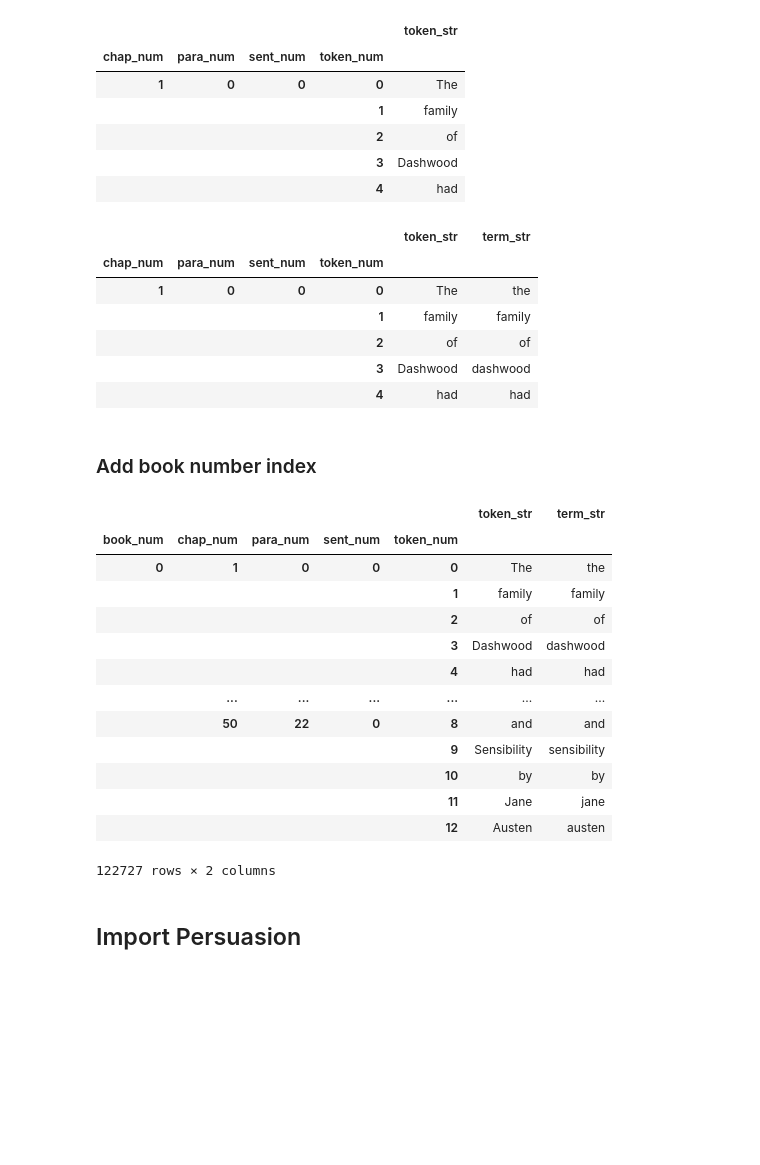
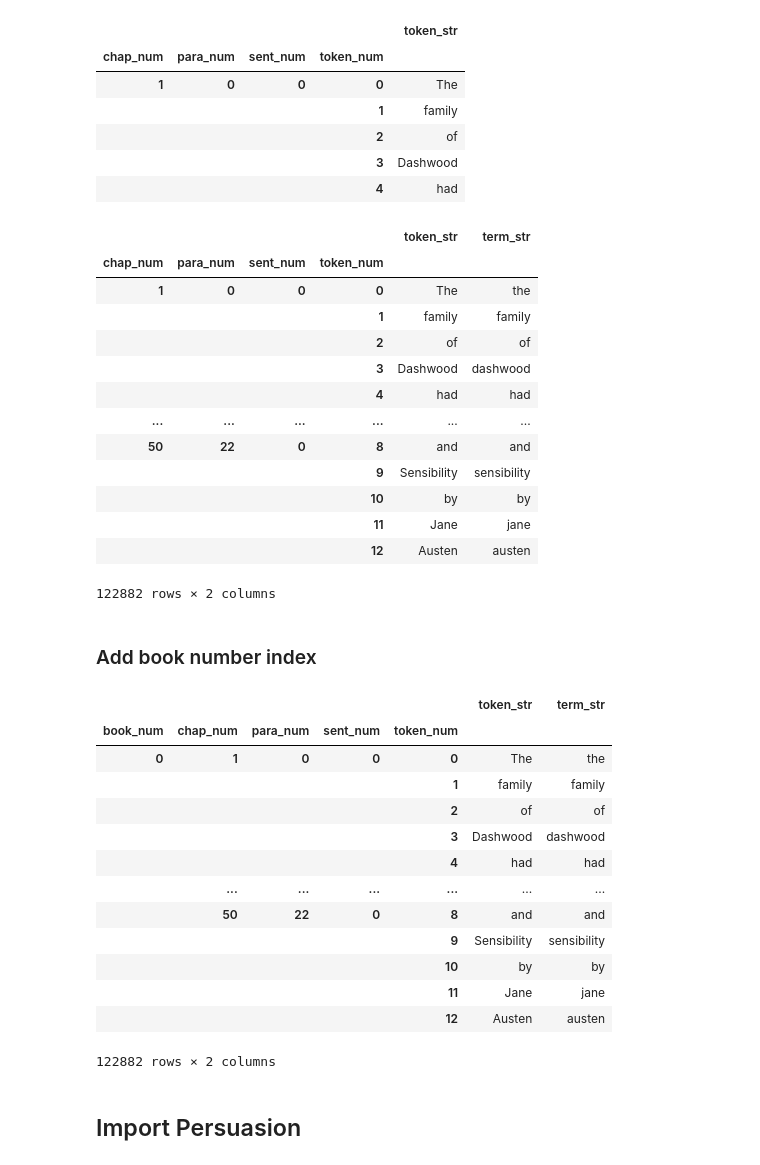
Before and after one commit to rlipps/DS5001-2024-01-R, a Jupyter notebook: lessons/M02_TextModels/M02_HW02.ipynb, the cells around one changed output. Saved outputs shown, nothing was run; the diff lists cells and outputs as text; code cells hidden in the pictures; blank space fills up the shorter version.

```diff
--- a/lessons/M02_TextModels/M02_HW02.ipynb
+++ b/lessons/M02_TextModels/M02_HW02.ipynb
@@ -126,7 +126,7 @@ chap_pat = r"^\s*(?:chapter|letter)\s+\d+"
 chap_lines = LINES.line_str.str.match(chap_pat, case=False)
 # %%
 # Change to title case for formatting consistency
-LINES.loc[chap_lines,'line_str'] = LINES.loc[chap_lines,'line_str'].apply(lambda x: x.title())
+#LINES.loc[chap_lines,'line_str'] = LINES.loc[chap_lines,'line_str'].apply(lambda x: x.title())
 # %%
 LINES.loc[chap_lines]
 # %% [output]
@@ -251,7 +251,7 @@ PARAS.head()
 # %%
 PARAS['para_str'] = PARAS['para_str'].str.replace(r'\n', ' ', regex=True)
 PARAS['para_str'] = PARAS['para_str'].str.strip()
-PARAS = PARAS[~PARAS['para_str'].str.match(r'^\s*s')] # remove empty paragraphs
+PARAS = PARAS[~PARAS['para_str'].str.match(r'^\s*$')] # Remove empty paragraphs
 # %%
 PARAS.head()
 # %% [output]
@@ -270,8 +270,8 @@ SENTS = PARAS['para_str'].str.split(sent_pat, expand=True).stack()\
     .to_frame('sent_str')
 SENTS.index.names = OHCO[:3]
 # %%
-SENTS = SENTS[~SENTS['sent_str'].str.match(r'^\s*s')] # Remove empty paragraphs
-SENTS.sent_str =  SENTS.sent_str.str.strip() # CRUCIAL TO REMOVE BLANK TOKENS
+SENTS = SENTS[~SENTS['sent_str'].str.match(r'^\s*$')] # Remove empty paragraphs
+SENTS.sent_str = SENTS.sent_str.str.strip() # CRUCIAL TO REMOVE BLANK TOKENS
 SENTS.head()
 # %% [output]
 |  |  |  | sent_str |
@@ -409,15 +409,22 @@ sns_frame.head()
 |  |  |  | 4 | had |
 # %%
 sns_frame['term_str'] = sns_frame['token_str'].str.lower()
-sns_frame.head()
+sns_frame
 # %% [output]
 |  |  |  |  | token_str | term_str |
 | chap_num | para_num | sent_num | token_num |  |  |
 | 1 | 0 | 0 | 0 | The | the |
 |  |  |  | 1 | family | family |
 |  |  |  | 2 | of | of |
 |  |  |  | 3 | Dashwood | dashwood |
 |  |  |  | 4 | had | had |
+| ... | ... | ... | ... | ... | ... |
+| 50 | 22 | 0 | 8 | and | and |
+|  |  |  | 9 | Sensibility | sensibility |
+|  |  |  | 10 | by | by |
+|  |  |  | 11 | Jane | jane |
+|  |  |  | 12 | Austen | austen |
+122882 rows × 2 columns
 # %% [markdown]
 ### Add book number index
 # %%
@@ -437,7 +444,7 @@ sns_frame
 |  |  |  |  | 10 | by | by |
 |  |  |  |  | 11 | Jane | jane |
 |  |  |  |  | 12 | Austen | austen |
-122727 rows × 2 columns
+122882 rows × 2 columns
 # %% [markdown]
 ## Import Persuasion
 # %%
```
Also changed, not shown: parts of 29 cells of this notebook.
